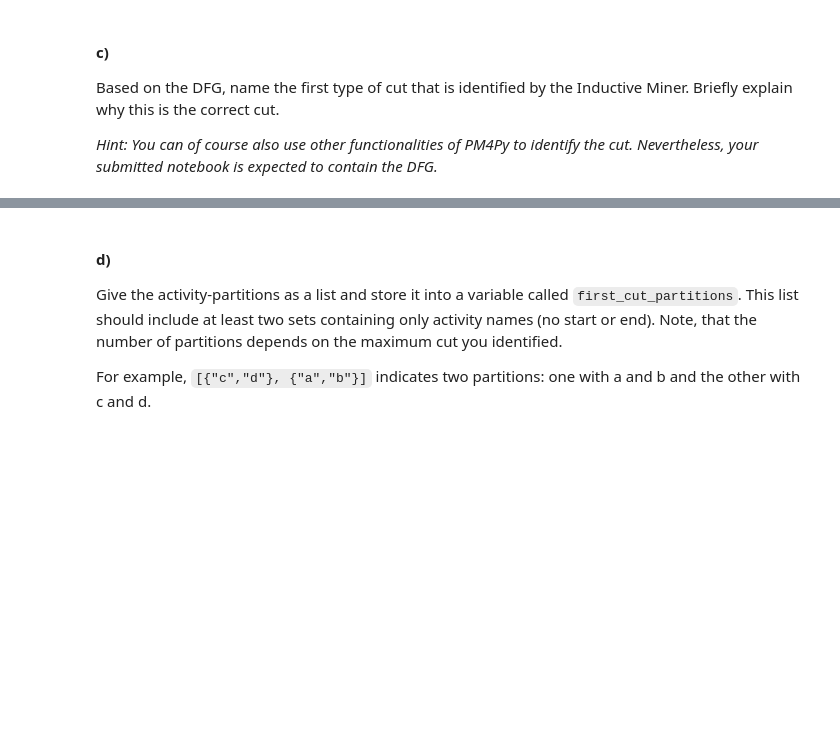
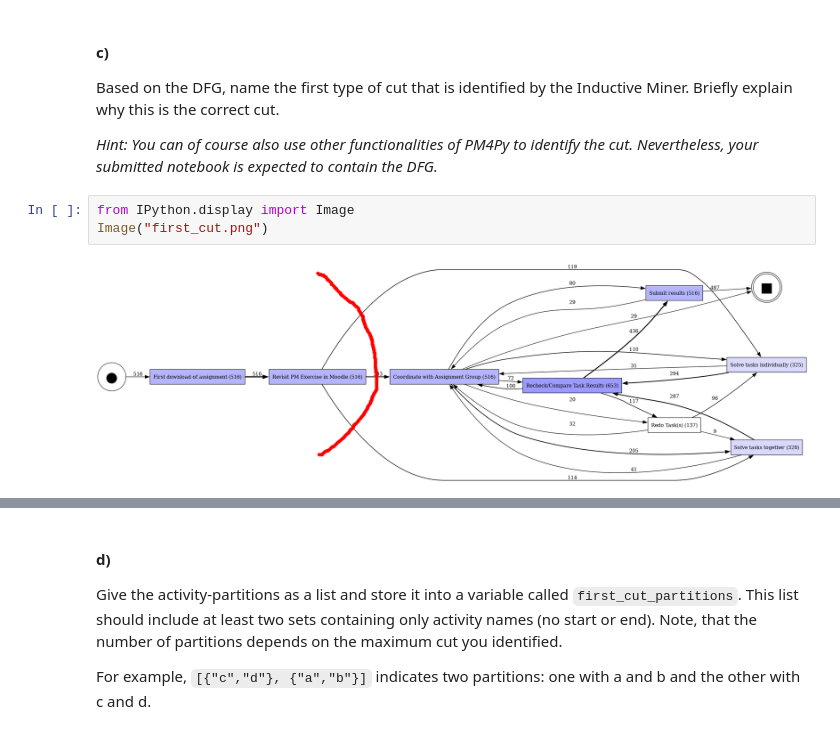
Before and after one commit to sillyduckyluck/IDS_part_2, a Jupyter notebook: Part_2/Q3_Process_Mining.ipynb, the cells around one changed output, grey strips where cells are left out. Cells and saved outputs as stored; diff of their text form; blank space fills up the shorter version.

```diff
--- a/Part_2/Q3_Process_Mining.ipynb
+++ b/Part_2/Q3_Process_Mining.ipynb
@@ -100,3 +99,8 @@ pm4py.view_dfg(dfg, start_act, end_act)
 Based on the DFG, name the first type of cut that is identified by the Inductive Miner. Briefly explain why this is the correct cut.
 
 *Hint: You can of course also use other functionalities of PM4Py to identify the cut. Nevertheless, your submitted notebook is expected to contain the DFG.*
+# %%
+from IPython.display import Image
+Image("first_cut.png")
+# %% [output]
+[figure, added]
```
Also changed, not shown: parts of 5 cells of this notebook, 1 other file.
